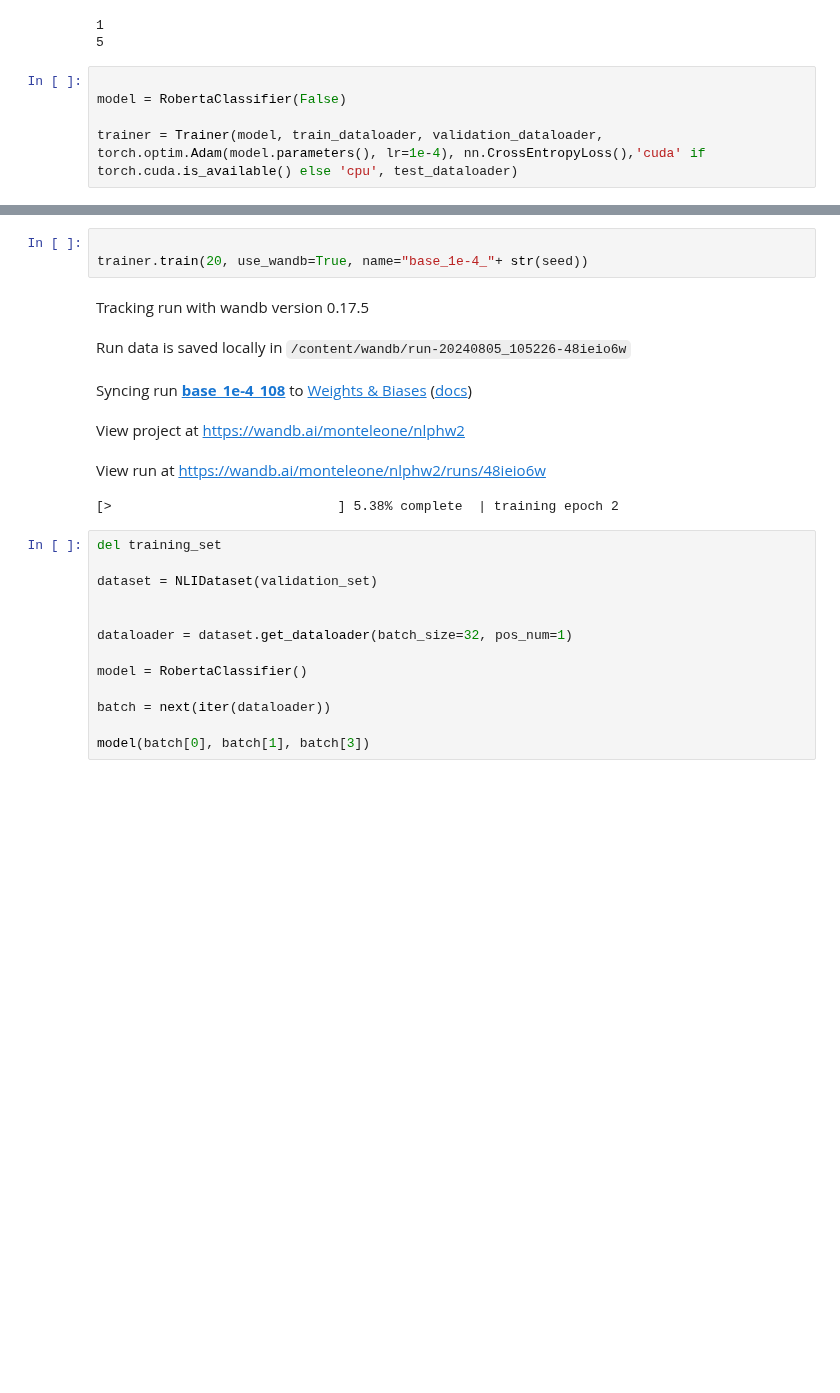
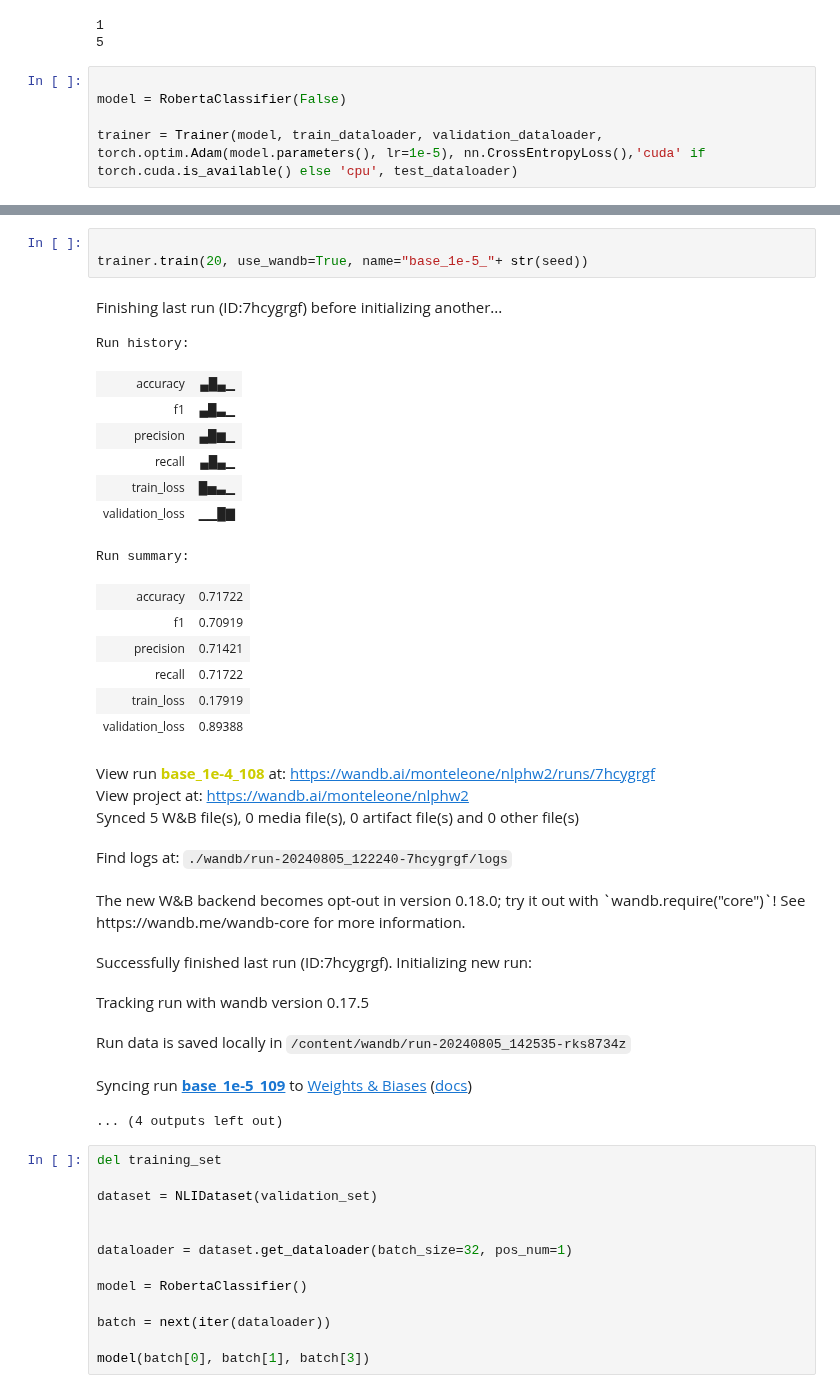
Before and after one commit to monteleone-1883922/hw2_nlp, a Jupyter notebook: main.ipynb, the cells around one changed output, grey strips where cells are left out. Cells and saved outputs as stored; diff of their text form; blank space fills up the shorter version.

Commit message:
training 1e-5

```diff
--- a/main.ipynb
+++ b/main.ipynb
@@ -488,7 +480,7 @@ print(len(train_dataloader.dataset))
 
 model = RobertaClassifier(False)
 
-trainer = Trainer(model, train_dataloader, validation_dataloader, torch.optim.Adam(model.parameters(), lr=1e-4), nn.CrossEntropyLoss(),'cuda' if torch.cuda.is_available() else 'cpu', test_dataloader)
+trainer = Trainer(model, train_dataloader, validation_dataloader, torch.optim.Adam(model.parameters(), lr=1e-5), nn.CrossEntropyLoss(),'cuda' if torch.cuda.is_available() else 'cpu', test_dataloader)
 # %%
 trainer.validate(test=False)
 # %% [output]
@@ -501,13 +493,32 @@ trainer.validate(test=False)
 # %%
 
-trainer.train(20, use_wandb=True, name="base_1e-4_"+ str(seed))
+trainer.train(20, use_wandb=True, name="base_1e-5_"+ str(seed))
 # %% [output]
-Tracking run with wandb version 0.17.5
+Finishing last run (ID:7hcygrgf) before initializing another...
+Run history:
+| accuracy | ▄█▄▁ |
+| f1 | ▄█▃▁ |
+| precision | ▄█▆▁ |
+| recall | ▄█▄▁ |
+| train_loss | █▅▃▁ |
+| validation_loss | ▁▁█▇ |
+Run summary:
+| accuracy | 0.71722 |
+| f1 | 0.70919 |
+| precision | 0.71421 |
+| recall | 0.71722 |
+| train_loss | 0.17919 |
+| validation_loss | 0.89388 |
-Run data is saved locally in /content/wandb/run-20240805_105226-48ieio6w
+View run base_1e-4_108 at: https://wandb.ai/monteleone/nlphw2/runs/7hcygrgf
+View project at: https://wandb.ai/monteleone/nlphw2
+Synced 5 W&B file(s), 0 media file(s), 0 artifact file(s) and 0 other file(s)
-Syncing run base_1e-4_108 to Weights & Biases (docs)
+Find logs at: ./wandb/run-20240805_122240-7hcygrgf/logs
-View project at https://wandb.ai/monteleone/nlphw2
+The new W&B backend becomes opt-out in version 0.18.0; try it out with `wandb.require("core")`! See https://wandb.me/wandb-core for more information.
-View run at https://wandb.ai/monteleone/nlphw2/runs/48ieio6w
+Successfully finished last run (ID:7hcygrgf). Initializing new run:
-[>                             ] 5.38% complete  | training epoch 2
+Tracking run with wandb version 0.17.5
+Run data is saved locally in /content/wandb/run-20240805_142535-rks8734z
+Syncing run base_1e-5_109 to Weights & Biases (docs)
+... (4 outputs left out)
 # %%
 del training_set
 
```
Also changed, not shown: parts of 4 cells of this notebook.
